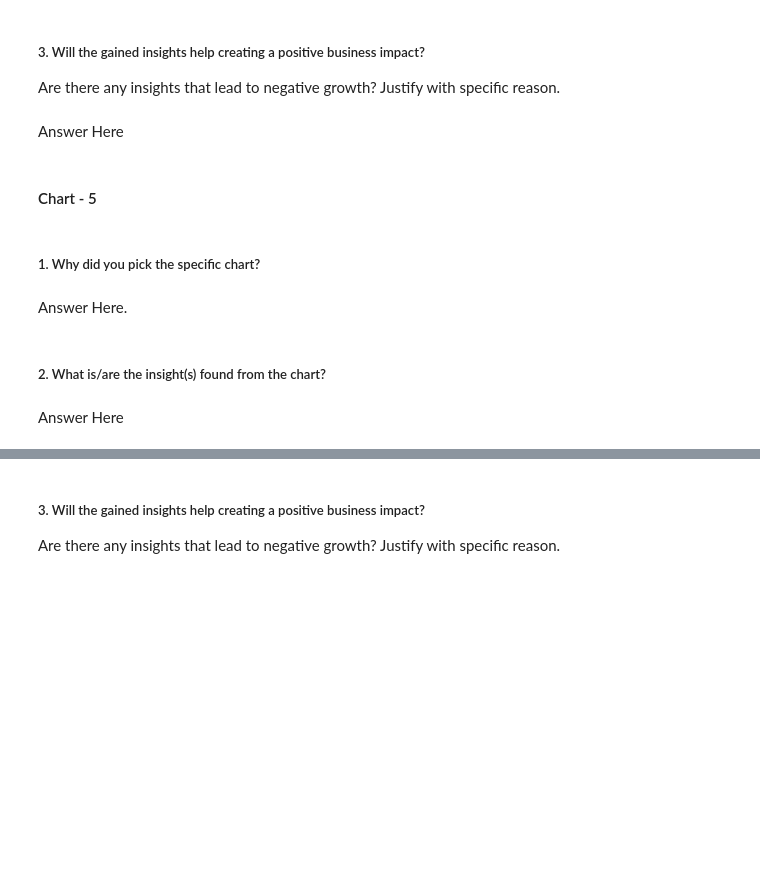
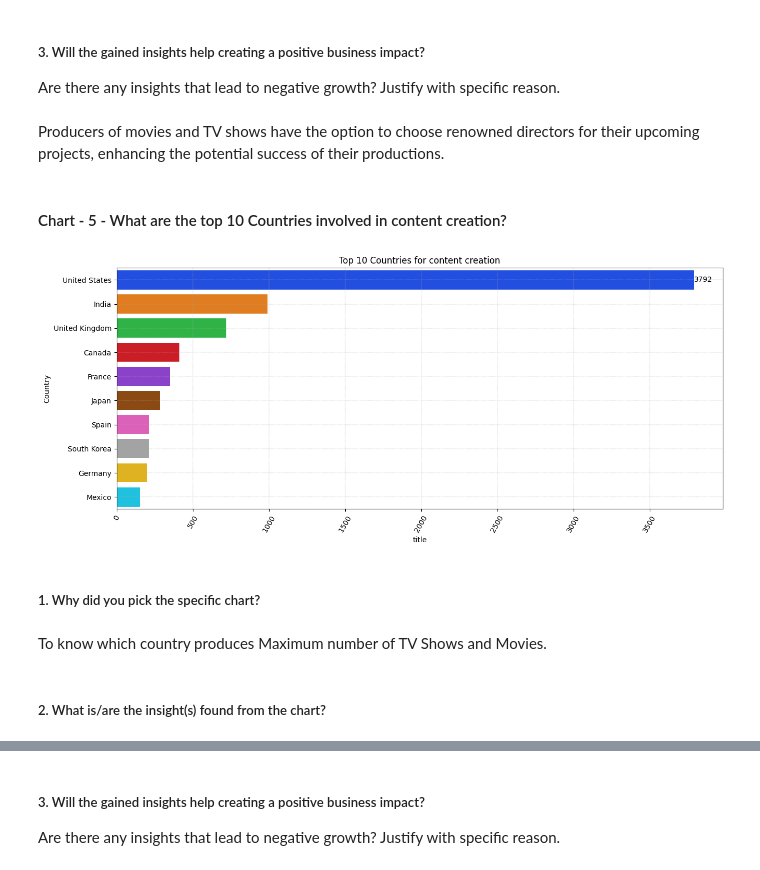
Before and after one commit to Amrit007-droid/Netflix_Movies_And_TvShows_Clustering_, a Jupyter notebook: Amrit_Saikia_Netflix_Movies_And_TvShows_Clustering_.ipynb, the cells around one changed output, grey strips where cells are left out. Cells and saved outputs as stored; diff of their text form; code cells hidden in the pictures; blank space fills up the shorter version.

```diff
--- a/Amrit_Saikia_Netflix_Movies_And_TvShows_Clustering_.ipynb
+++ b/Amrit_Saikia_Netflix_Movies_And_TvShows_Clustering_.ipynb
@@ -956,7 +987,3 @@ Answer Here
 # %% [markdown]
 ##### 3. Will the gained insights help creating a positive business impact?
 Are there any insights that lead to negative growth? Justify with specific reason.
-# %% [markdown]
-Answer Here
-# %% [markdown]
-#### Chart - 5
@@ -965,8 +990,23 @@ Answer Here
+# %% [markdown]
+Producers of movies and TV shows have the option to choose renowned directors for their upcoming projects, enhancing the potential success of their productions.
+# %% [markdown]
+#### Chart - 5 - What are the top 10 Countries involved in content creation?
+# %%
+# Chart - 5 visualization code
+
+df_country = df.groupby(['Country']).agg({'title':'nunique'}).reset_index().sort_values(by=['title'],ascending=False)[:10]
+plt.figure(figsize=(15,6))
+plots= sns.barplot(y = "Country",x = 'title', data = df_country, palette='bright' )
+plt.xticks(rotation = 60)
+plt.title('Top 10 Countries for content creation')
+plt.grid(linestyle='--', linewidth=0.3)
+plots.bar_label(plots.containers[0])
+plt.show()
+# %% [output]
+[figure, added]
 # %% [markdown]
 ##### 1. Why did you pick the specific chart?
-# %% [markdown]
-Answer Here.
+# %% [markdown]
+To know which country produces Maximum number of TV Shows and Movies.
 # %% [markdown]
 ##### 2. What is/are the insight(s) found from the chart?
-# %% [markdown]
-Answer Here
```
Also changed, not shown: parts of 40 cells of this notebook.
